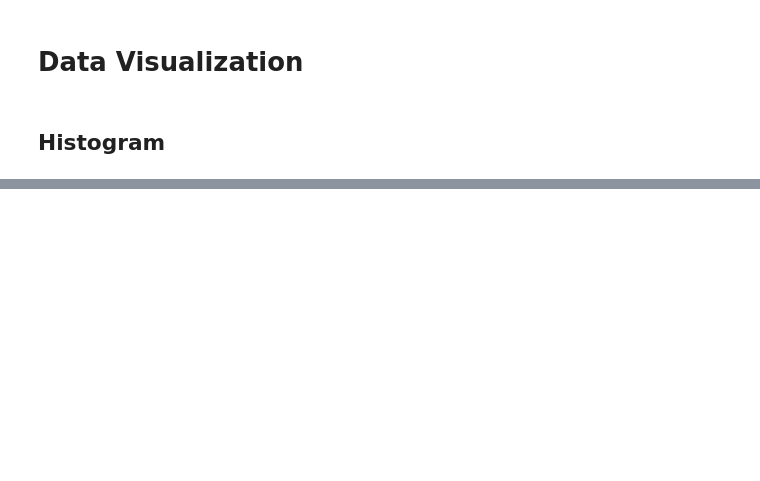
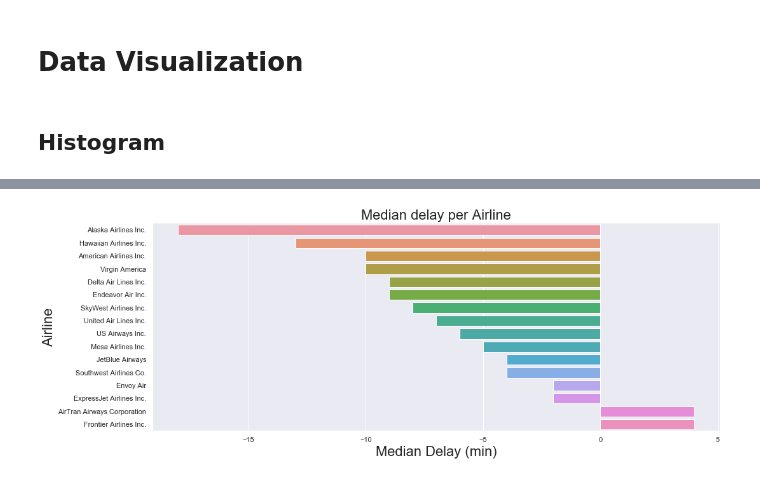
Before and after one commit to brianmai/Flight-Delay-Analysis, a Jupyter notebook: Flight Delay Analysis.ipynb, the cells around one changed output, grey strips where cells are left out. Drawn from its saved outputs; the diff is of its cells as text; code cells hidden in the pictures; blank space fills up the shorter version.

```diff
--- a/Flight Delay Analysis.ipynb
+++ b/Flight Delay Analysis.ipynb
@@ -183,0 +127,14 @@ plt.yticks(np.arange(0,16), delay['name'])
+# %%
+# Graph median delay by airline
+plt.figure(figsize=(16, 6))
+
+sns.barplot(x='arr_delay', y='name',
+            data=df.groupby(['name']).median().sort_values(by=['arr_delay']).reset_index())
+
+sns.despine()
+plt.title('Median delay per Airline', size=22)
+plt.xlabel('Median Delay (min)', size=22)
+plt.ylabel('Airline', size=22)
+plt.show()
+# %% [output]
+[figure, added]
```
Also changed, not shown: parts of 26 cells of this notebook.
